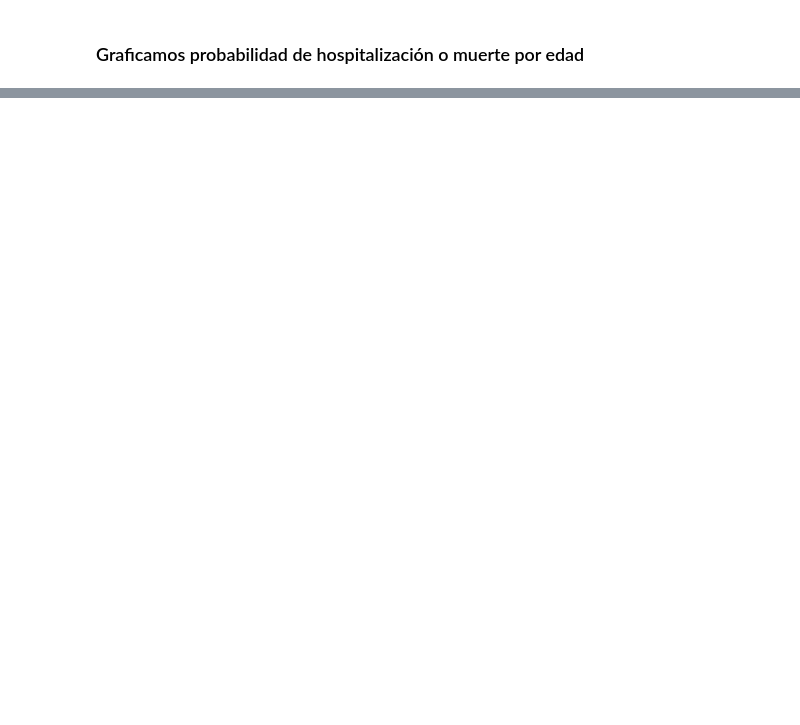
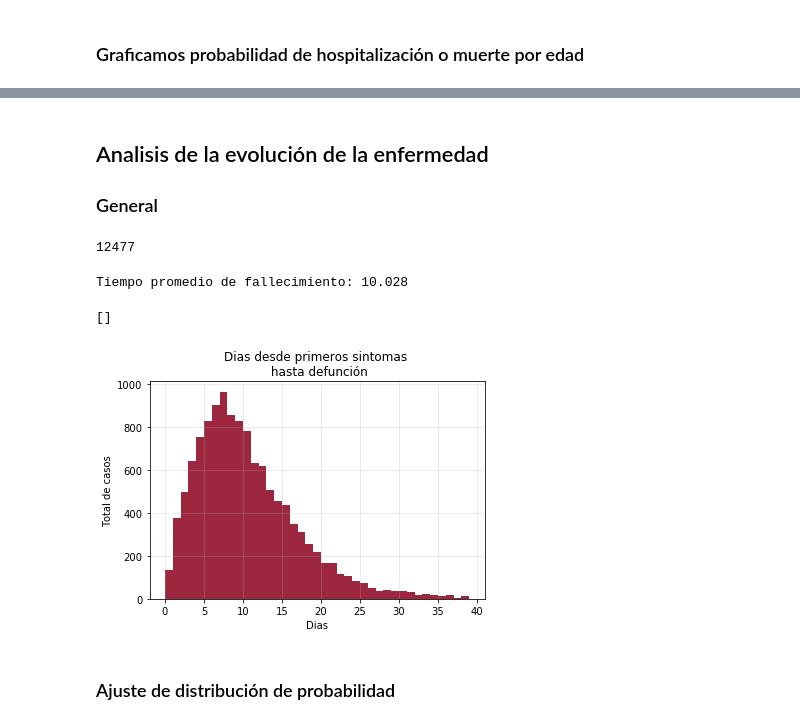
Before and after one commit to GabrielMissael/Covid_probabilidad, a Jupyter notebook: analiss.ipynb, the cells around one changed output, grey strips where cells are left out. Saved outputs shown, nothing was run; the diff lists cells and outputs as text; code cells hidden in the pictures; blank space fills up the shorter version.

Commit message:
añado analisis temporal

```diff
--- a/analiss.ipynb
+++ b/analiss.ipynb
@@ -414,0 +371,41 @@ plt.show()
+# %% [markdown]
+## Analisis de la evolución de la enfermedad
+
+### General
+# %%
+muertos = datos[datos['FECHA_DEF'] != '9999-99-99']
+print(len(muertos))
+# %% [output]
+12477
+# %%
+sintomas = list(muertos['FECHA_SINTOMAS'])
+muerte = list(muertos['FECHA_DEF'])
+
+dias = []
+for i in range(len(sintomas)):
+    aux = sintomas[i].split('/')
+    a = date(int(aux[2]), int(aux[1]), int(aux[0]))
+    aux = muerte[i].split('/')
+    b = date(int(aux[2]), int(aux[1]), int(aux[0]))
+    delta = b-a
+    if(40>=delta.days>=0):
+        dias.append(int(delta.days))
+# %%
+promedio = np.average(dias)
+desviacion = np.std(dias)
+
+print(f'Tiempo promedio de fallecimiento: {promedio:.3f}')
+# %% [output]
+Tiempo promedio de fallecimiento: 10.028
+# %%
+a = plt.hist(dias, bins = [x for x in range(40)], color = '#9c273f')
+plt.xlabel('Dias')
+plt.ylabel('Total de casos')
+plt.grid(alpha = 0.3)
+plt.title('Dias desde primeros sintomas \n hasta defunción')
+plt.plot()
+# %% [output]
+[]
+[figure, added]
+# %% [markdown]
+### Ajuste de distribución de probabilidad
```
Also changed, not shown: parts of 12 cells of this notebook.
